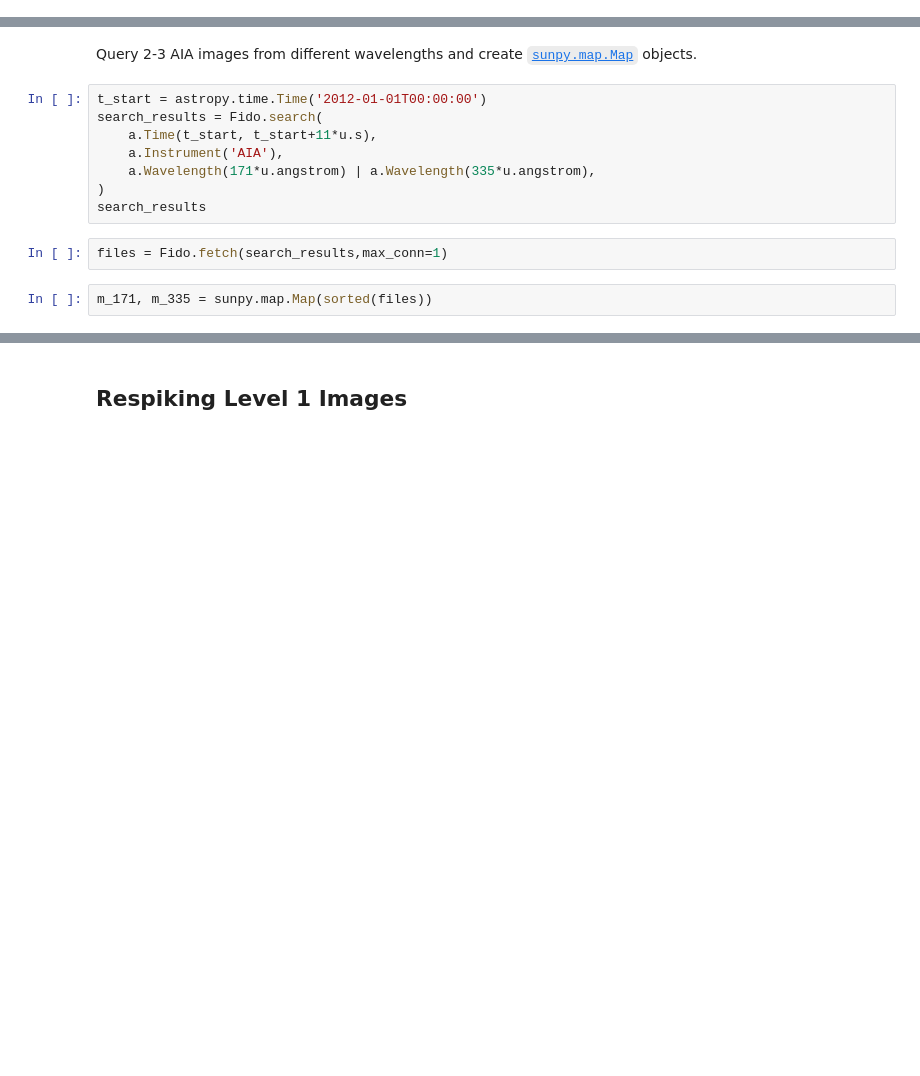
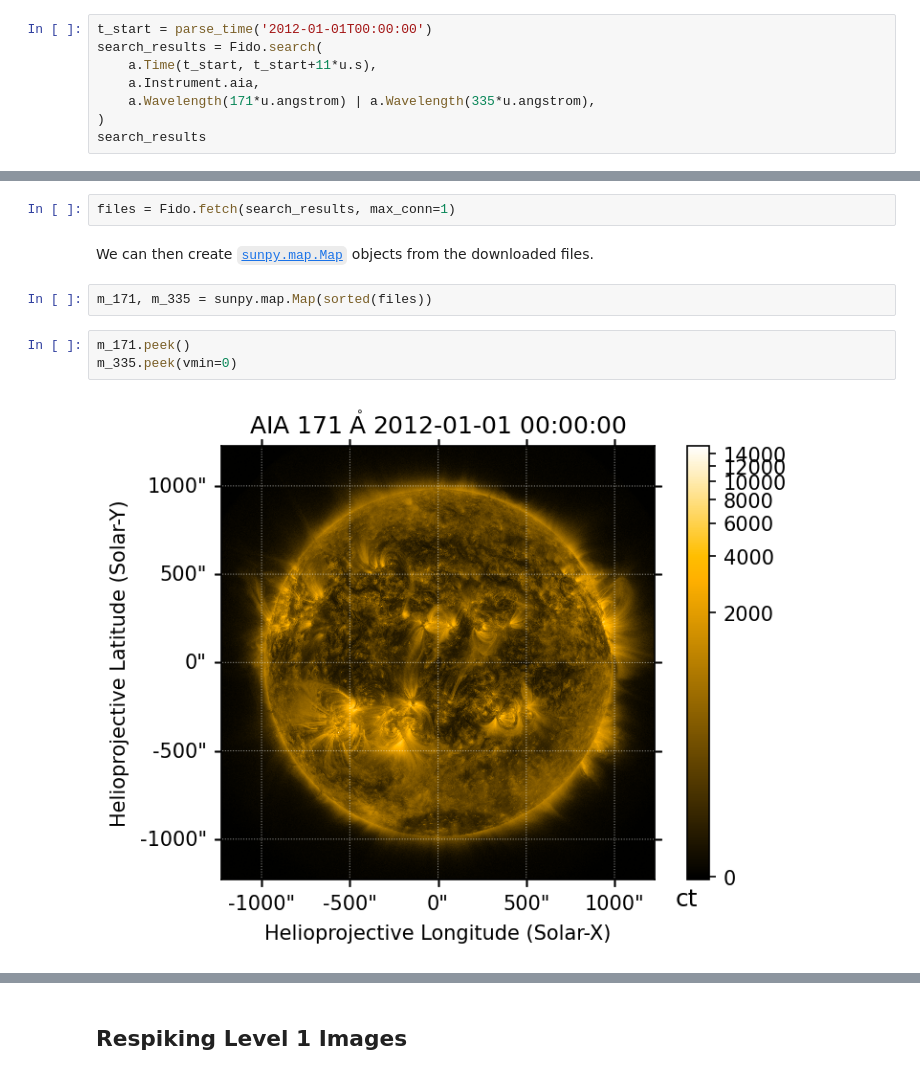
Before and after one commit to sunpy/sunpy.org, a Jupyter notebook: posts/2021/2021-10-01-aiapy-demo.ipynb, the cells around one changed output, grey strips where cells are left out. Drawn from its saved outputs; the diff is of its cells as text; blank space fills up the shorter version.

```diff
--- a/posts/2021/2021-10-01-aiapy-demo.ipynb
+++ b/posts/2021/2021-10-01-aiapy-demo.ipynb
@@ -44,0 +64,8 @@ mpl.rcParams["figure.dpi"] = 150
+# %%
+t_start = parse_time('2012-01-01T00:00:00')
+search_results = Fido.search(
+    a.Time(t_start, t_start+11*u.s),
+    a.Instrument.aia,
+    a.Wavelength(171*u.angstrom) | a.Wavelength(335*u.angstrom),
+)
+search_results
@@ -45,14 +83,11 @@ mpl.rcParams["figure.dpi"] = 150
+# %%
+files = Fido.fetch(search_results, max_conn=1)
 # %% [markdown]
-Query 2-3 AIA images from different wavelengths and create [`sunpy.map.Map`](https://docs.sunpy.org/en/stable/code_ref/map.html) objects.
+We can then create [`sunpy.map.Map`](https://docs.sunpy.org/en/stable/code_ref/map.html) objects from the downloaded files.
-# %%
-t_start = astropy.time.Time('2012-01-01T00:00:00')
-search_results = Fido.search(
-    a.Time(t_start, t_start+11*u.s),
-    a.Instrument('AIA'),
-    a.Wavelength(171*u.angstrom) | a.Wavelength(335*u.angstrom),
-)
-search_results
-# %%
-files = Fido.fetch(search_results,max_conn=1)
 # %%
 m_171, m_335 = sunpy.map.Map(sorted(files))
+# %%
+m_171.peek()
+m_335.peek(vmin=0)
+# %% [output]
+[figure, added]
```
Also changed, not shown: parts of 83 cells of this notebook.
